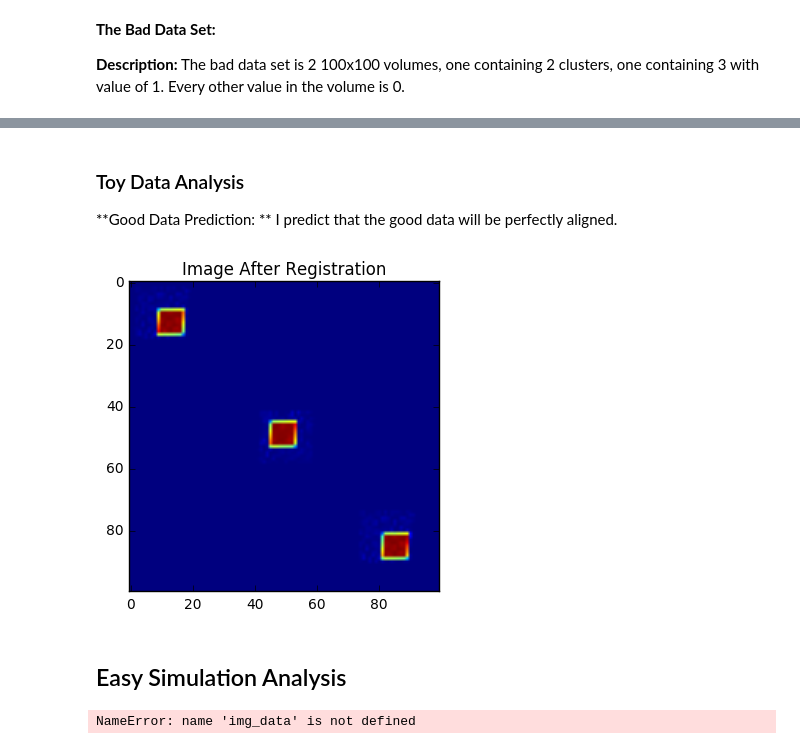
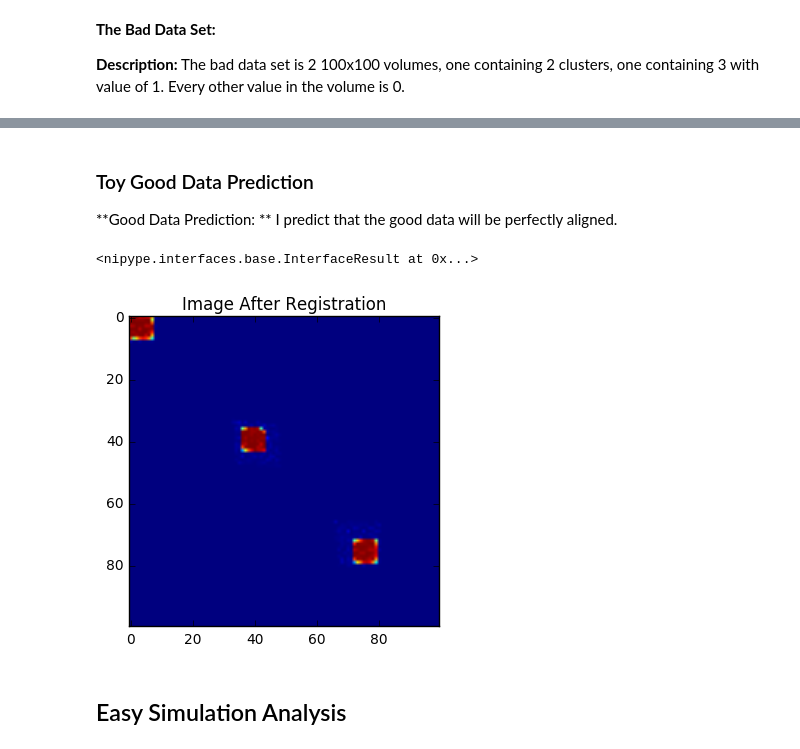
Before and after one commit to NeuroDataDesign/pan-synapse, a Jupyter notebook: background/ANTs_Registration.ipynb, the cells around one changed output, grey strips where cells are left out. Drawn from its saved outputs; the diff is of its cells as text; code cells hidden in the pictures.

Commit message:
changed easy sim data for ants registration

```diff
--- a/background/ANTs_Registration.ipynb
+++ b/background/ANTs_Registration.ipynb
@@ -132,6 +132,6 @@ plt.show()
 [figure]
 # %% [markdown]
-### Toy Data Analysis
+### Toy Good Data Prediction
 **Good Data Prediction: **
 I predict that the good data will be perfectly aligned.
 # %%
@@ -169,16 +164,16 @@ reg.run()
+# %%
+reg.run()
+# %% [output]
+<nipype.interfaces.base.InterfaceResult at 0x...>
 # %%
-example_filename = os.path.join(data_path, 'example4d.nii.gz')
+example_filename = os.path.join('EASY_SIM.nii.gz')
 img = nib.load(example_filename)
-img_data = img.get_data()
+easyImgData = img.get_data()
 # %%
-plt.imshow(img_data[:,:,0])
+plt.imshow(easyImgData)
 plt.title('Image After Registration')
 plt.show()
 # %% [output]
-[figure, old version]
+[figure, new version]
 # %% [markdown]
 ## Easy Simulation Analysis
-# %%
-print (simEasyFixed - img_data[:,:,0])
-# %% [output]
-NameError: name 'img_data' is not defined
```
Also changed, not shown: parts of 12 cells of this notebook, 12 other files.
